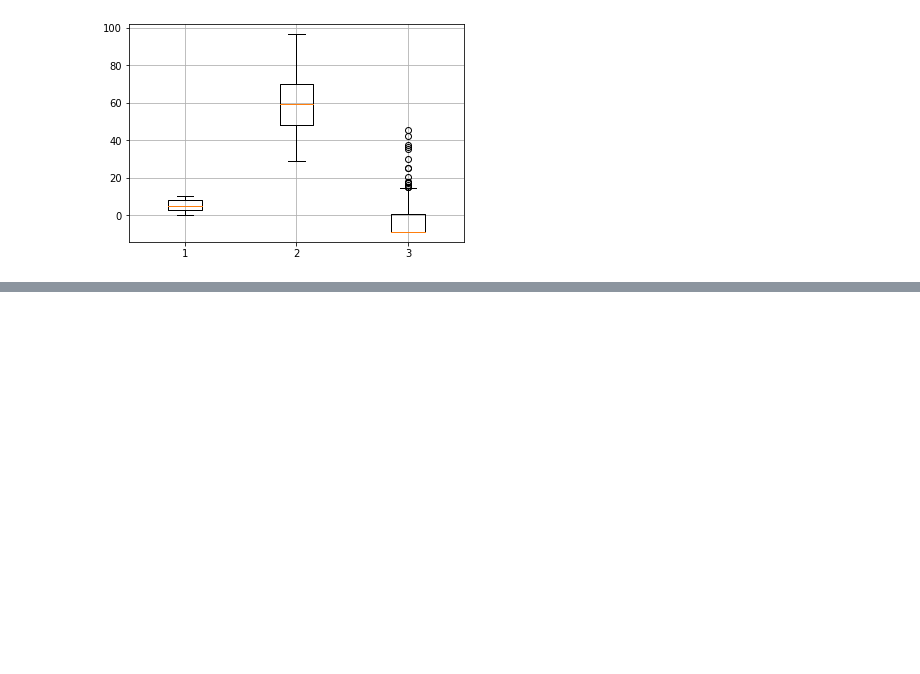
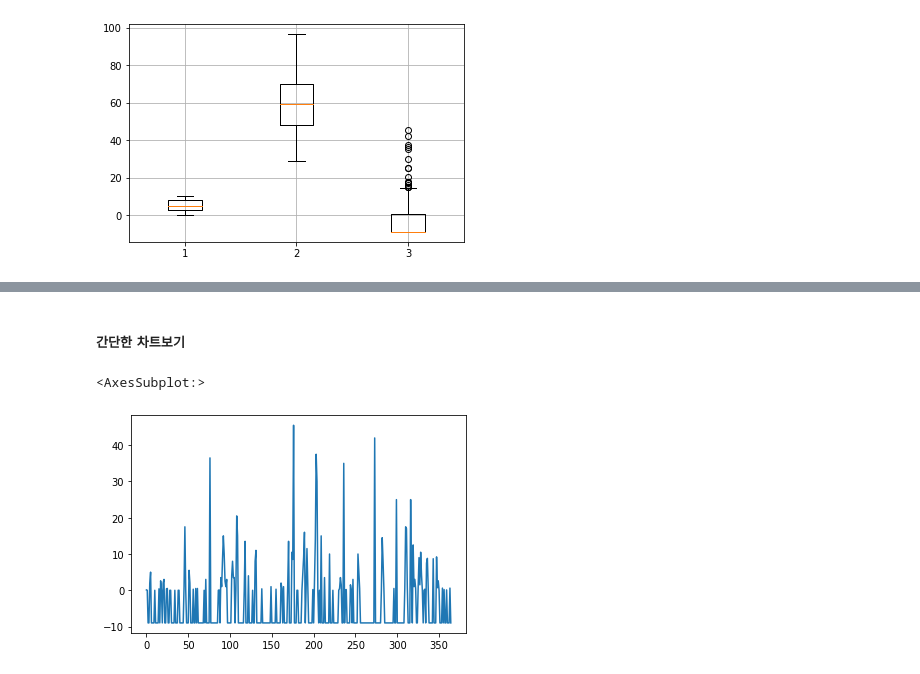
Before and after one commit to jesohyeon/studyBigdata, a Jupyter notebook: day05/날씨바루_데이터분석.ipynb, the cells around one changed output, grey strips where cells are left out. Cells and saved outputs as stored; diff of their text form; code cells hidden in the pictures; blank space fills up the shorter version.

```diff
--- a/day05/날씨바루_데이터분석.ipynb
+++ b/day05/날씨바루_데이터분석.ipynb
@@ -64,0 +102,7 @@ plt.show()
+# %% [markdown]
+##### 간단한 차트보기
+# %%
+mydata.RN_DAY.plot.line()
+# %% [output]
+<AxesSubplot:>
+[figure, added]
```
Also changed, not shown: parts of 9 cells of this notebook, 14 other files.
